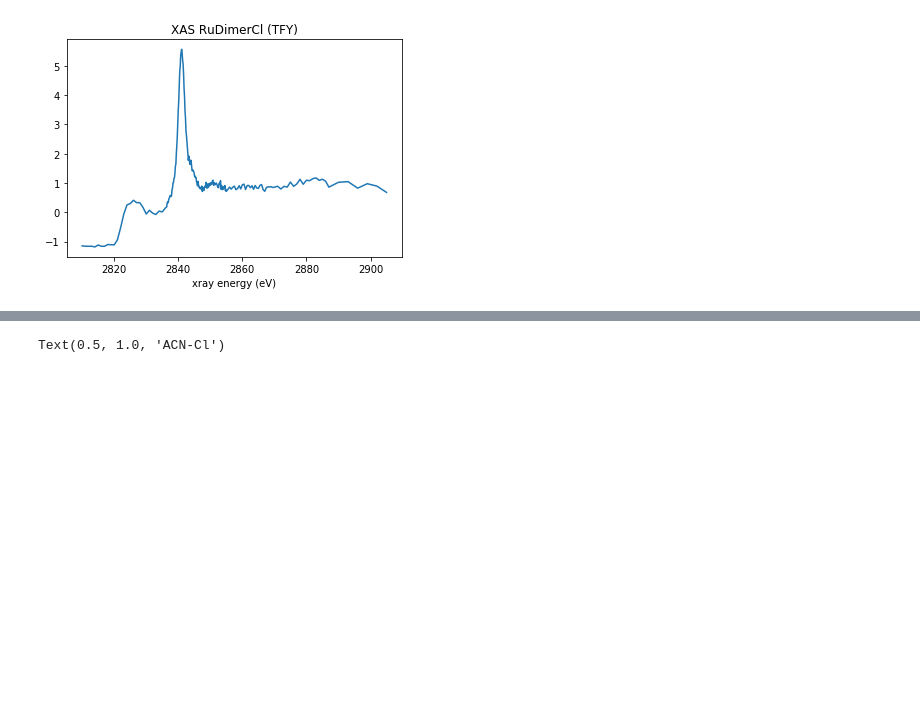
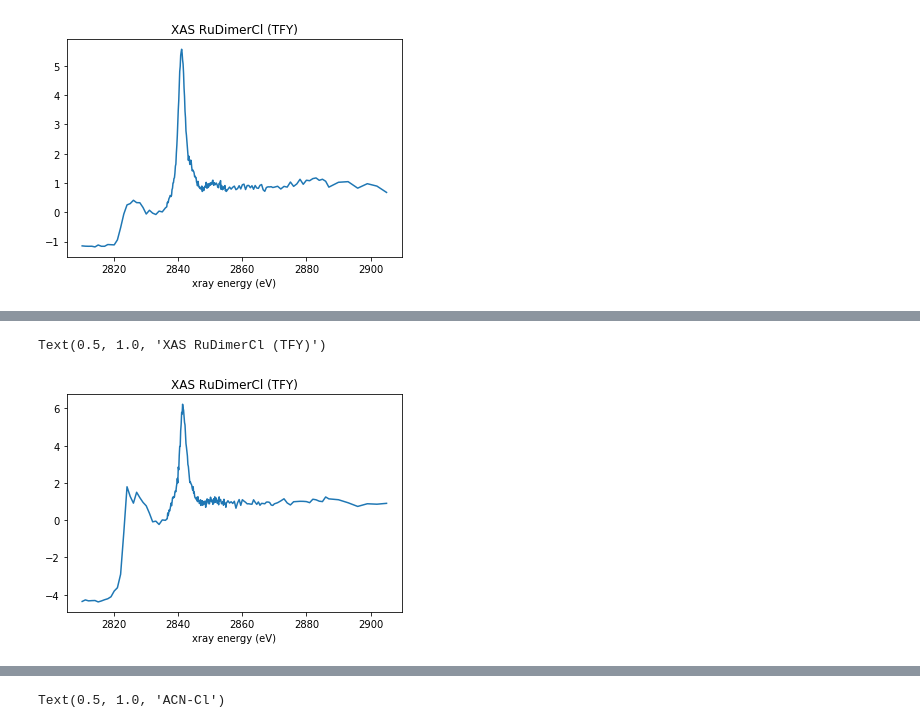
Before and after one commit to cliekhus/SSRL0719_BL143, a Jupyter notebook: PlotXAS.ipynb, the cells around one changed output, grey strips where cells are left out. Saved outputs shown, nothing was run; the diff lists cells and outputs as text; code cells hidden in the pictures; blank space fills up the shorter version.

```diff
--- a/PlotXAS.ipynb
+++ b/PlotXAS.ipynb
@@ -86,2 +95,10 @@ Text(0.5, 1.0, 'XAS RuDimerCl (TFY)')
+# %%
+XAS_Clox = normAndOffset.normAndOffsetCl(I0_Clox, FF1_Clox, FF2_Clox, XEnergy_Clox, 2830, 2835, 2875)
+plt.plot(XEnergy_Clox, XAS_Clox)
+plt.xlabel('xray energy (eV)')
+plt.title('XAS RuDimerCl (TFY)')
+# %% [output]
+Text(0.5, 1.0, 'XAS RuDimerCl (TFY)')
+[figure, added]
 # %%
 plt.figure(figsize=(18, 10), dpi= 80, facecolor='w', edgecolor='k')
```
Also changed, not shown: parts of 4 cells of this notebook, 6 other files.
